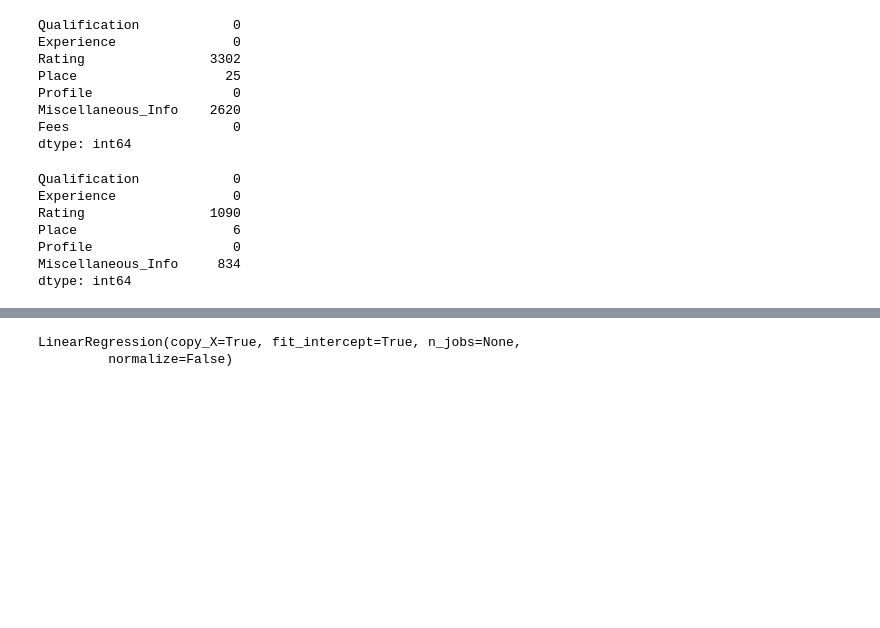
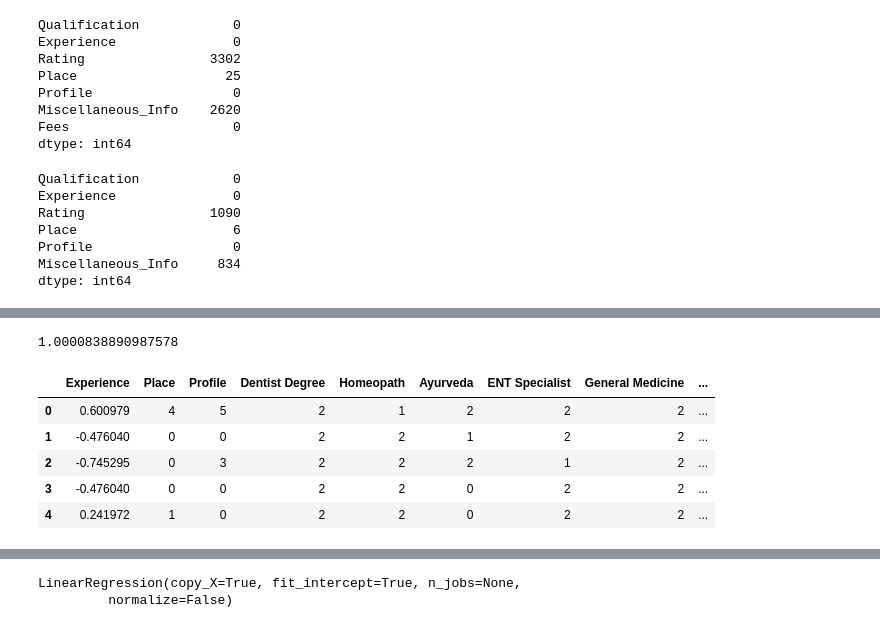
Before and after one commit to RahulGupta16/MachineHack-Consultance-Fees-Prediction, a Jupyter notebook: MachineHack Consultance Price prediction.ipynb, the cells around one changed output, grey strips where cells are left out. Cells and saved outputs as stored; diff of their text form; code cells hidden in the pictures; blank space fills up the shorter version.

```diff
--- a/MachineHack Consultance Price prediction.ipynb
+++ b/MachineHack Consultance Price prediction.ipynb
@@ -166,3 +280,10 @@ train1['Place']=le.fit_transform(train1['Place'])
 train1['Profile']=le.fit_transform(train1['Profile'])
 test1['Place']=le.fit_transform(test1['Place'])
 test1['Profile']=le.fit_transform(test1['Profile'])
+# %%
+train1['Dentist Degree']=le.fit_transform(train1['Dentist Degree'])
+train1['Homeopath']=le.fit_transform(train1['Homeopath'])
+train1['Ayurveda']=le.fit_transform(train1['Ayurveda'])
+train1['ENT Specialist']=le.fit_transform(train1['ENT Specialist'])
+train1['General Medicine']=le.fit_transform(train1['General Medicine'])
+train1['Dermatologist']=le.fit_transform(train1['Dermatologist'])
@@ -171,5 +299,18 @@ label=train1['Fees']
 train1.drop(columns=['Fees'],inplace=True)
 # %%
 stsc=StandardScaler()
-train1=stsc.fit_transform(train1)
-test1=stsc.fit_transform(test1)
+train1['Experience']=stsc.fit_transform(train1['Experience'].values.reshape(-1,1))
+test1['Experience']=stsc.fit_transform(test1['Experience'].values.reshape(-1,1))
+# %%
+train1['Experience'].std()
+# %% [output]
+1.0000838890987578
+# %%
+train1.head()
+# %% [output]
+|  | Experience | Place | Profile | Dentist Degree | Homeopath | Ayurveda | ENT Specialist | General Medicine | ... |
+| 0 | 0.600979 | 4 | 5 | 2 | 1 | 2 | 2 | 2 | ... |
+| 1 | -0.476040 | 0 | 0 | 2 | 2 | 1 | 2 | 2 | ... |
+| 2 | -0.745295 | 0 | 3 | 2 | 2 | 2 | 1 | 2 | ... |
+| 3 | -0.476040 | 0 | 0 | 2 | 2 | 0 | 2 | 2 | ... |
+| 4 | 0.241972 | 1 | 0 | 2 | 2 | 0 | 2 | 2 | ... |
```
Also changed, not shown: parts of 76 cells of this notebook.
